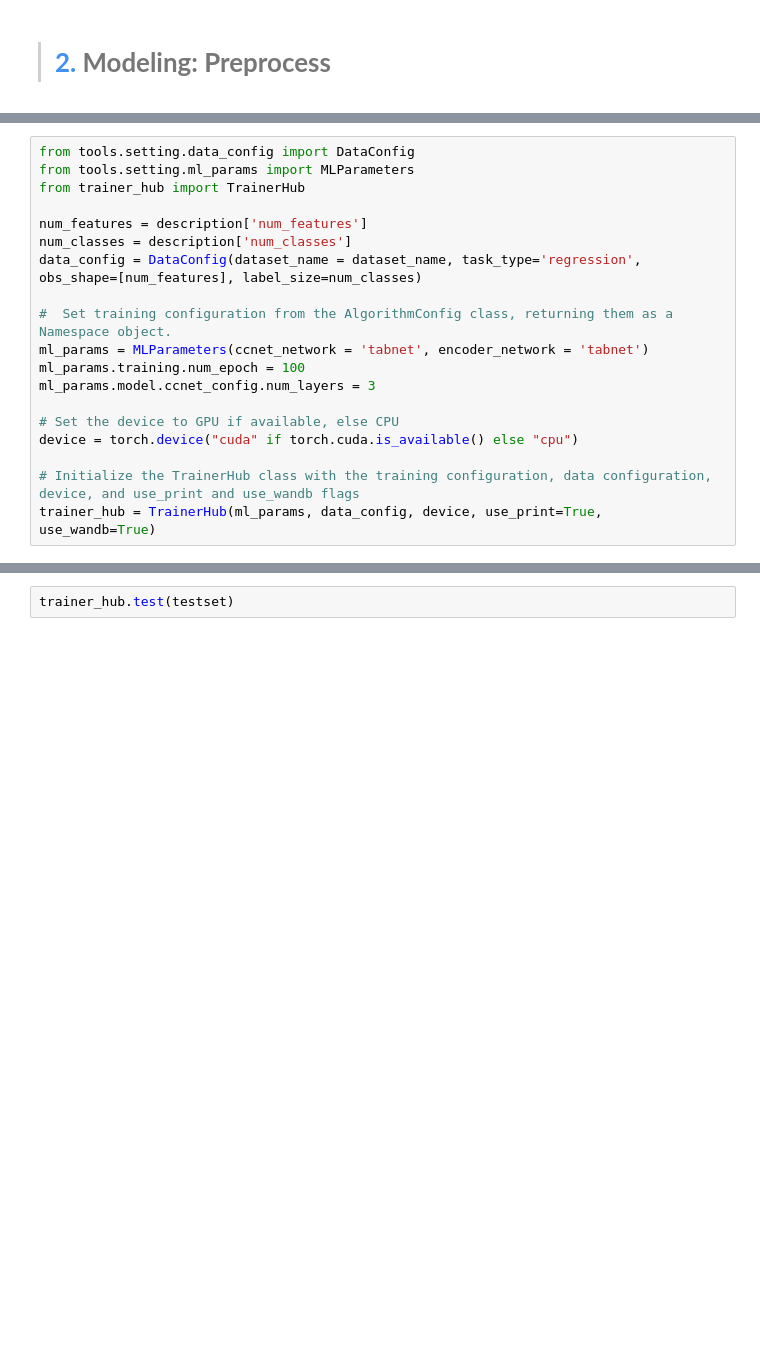
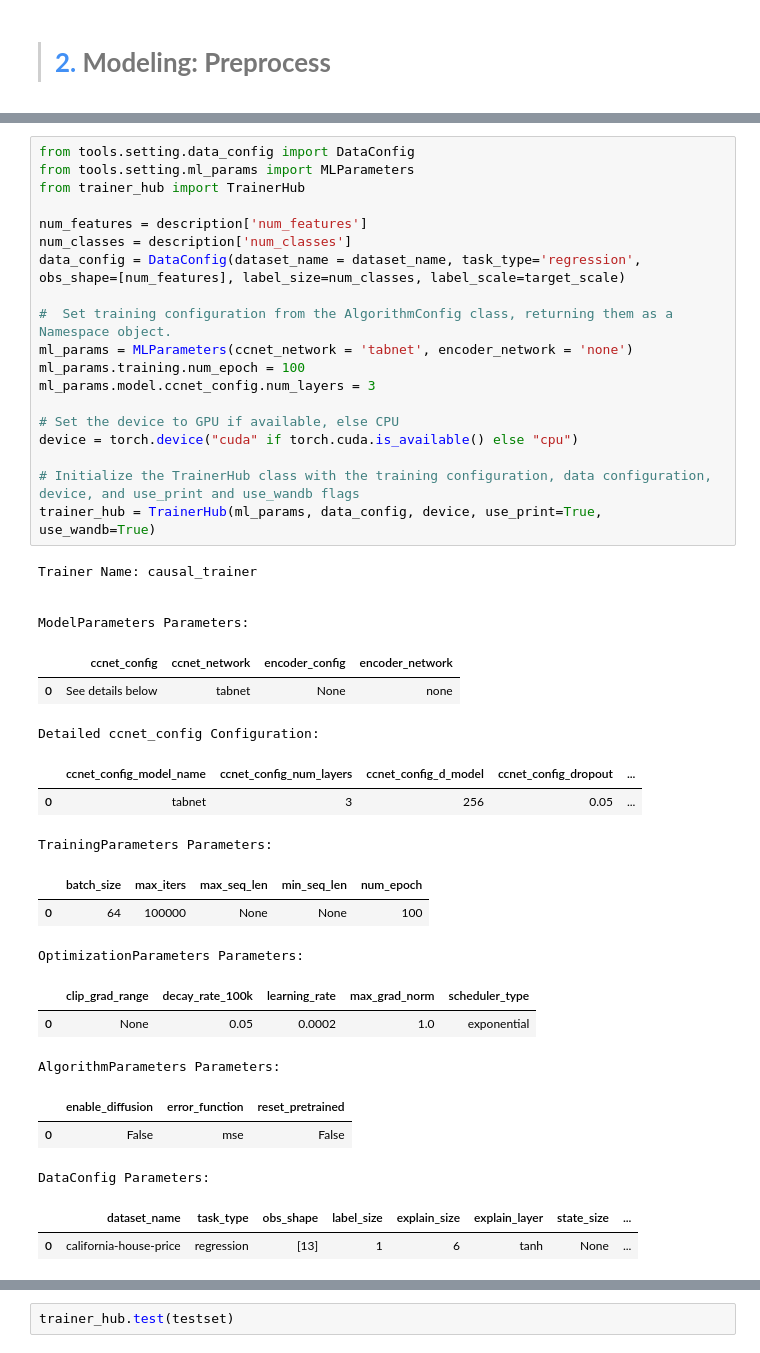
Before and after one commit to ccnets-team/causal-learning, a Jupyter notebook: examples/california_house_price.ipynb, the cells around one changed output, grey strips where cells are left out. Saved outputs shown, nothing was run; the diff lists cells and outputs as text; blank space fills up the shorter version.

```diff
--- a/examples/california_house_price.ipynb
+++ b/examples/california_house_price.ipynb
@@ -53,21 +103,43 @@ testset = TemplateDataset(test_df_x, test_df_y)
 # %%
 from tools.setting.data_config import DataConfig
 from tools.setting.ml_params import MLParameters
 from trainer_hub import TrainerHub
 
 num_features = description['num_features']
 num_classes = description['num_classes']
-data_config = DataConfig(dataset_name = dataset_name, task_type='regression', obs_shape=[num_features], label_size=num_classes)
+data_config = DataConfig(dataset_name = dataset_name, task_type='regression', obs_shape=[num_features], label_size=num_classes, label_scale=target_scale)
 
 #  Set training configuration from the AlgorithmConfig class, returning them as a Namespace object.
-ml_params = MLParameters(ccnet_network = 'tabnet', encoder_network = 'tabnet')
+ml_params = MLParameters(ccnet_network = 'tabnet', encoder_network = 'none')
 ml_params.training.num_epoch = 100
 ml_params.model.ccnet_config.num_layers = 3
 
 # Set the device to GPU if available, else CPU
 device = torch.device("cuda" if torch.cuda.is_available() else "cpu")
 
 # Initialize the TrainerHub class with the training configuration, data configuration, device, and use_print and use_wandb flags
 trainer_hub = TrainerHub(ml_params, data_config, device, use_print=True, use_wandb=True)
+# %% [output]
+Trainer Name: causal_trainer
+
+
+ModelParameters Parameters:
+|  | ccnet_config | ccnet_network | encoder_config | encoder_network |
+| 0 | See details below | tabnet | None | none |
+Detailed ccnet_config Configuration:
+|  | ccnet_config_model_name | ccnet_config_num_layers | ccnet_config_d_model | ccnet_config_dropout | ... |
+| 0 | tabnet | 3 | 256 | 0.05 | ... |
+TrainingParameters Parameters:
+|  | batch_size | max_iters | max_seq_len | min_seq_len | num_epoch |
+| 0 | 64 | 100000 | None | None | 100 |
+OptimizationParameters Parameters:
+|  | clip_grad_range | decay_rate_100k | learning_rate | max_grad_norm | scheduler_type |
+| 0 | None | 0.05 | 0.0002 | 1.0 | exponential |
+AlgorithmParameters Parameters:
+|  | enable_diffusion | error_function | reset_pretrained |
+| 0 | False | mse | False |
+DataConfig Parameters:
+|  | dataset_name | task_type | obs_shape | label_size | explain_size | explain_layer | state_size | ... |
+| 0 | california-house-price | regression | [13] | 1 | 6 | tanh | None | ... |
 # %%
 trainer_hub.train(trainset, testset)
```
Also changed, not shown: parts of 5 cells of this notebook, 4 other files.
